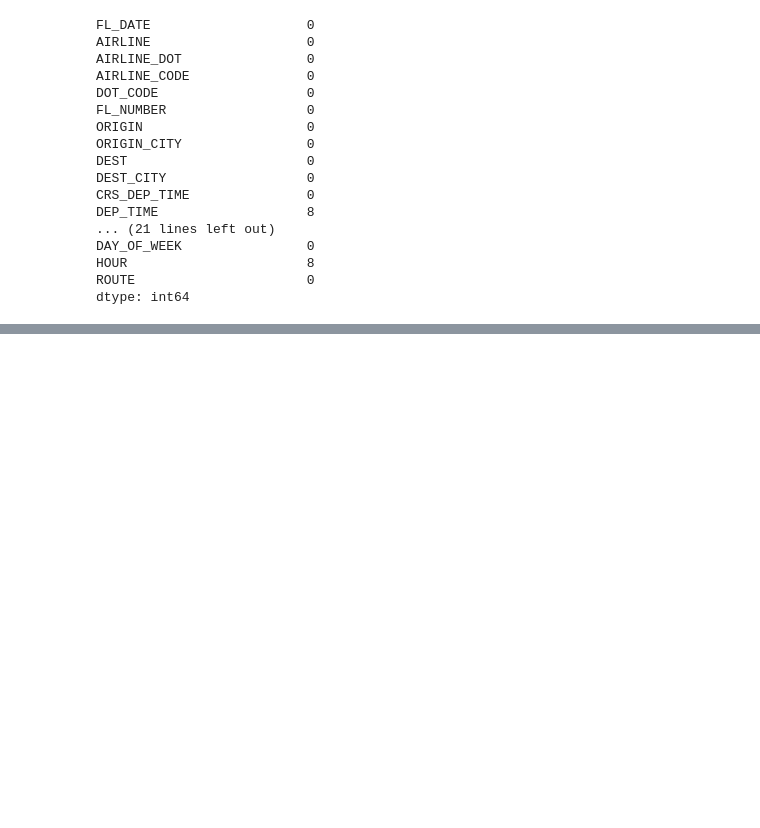
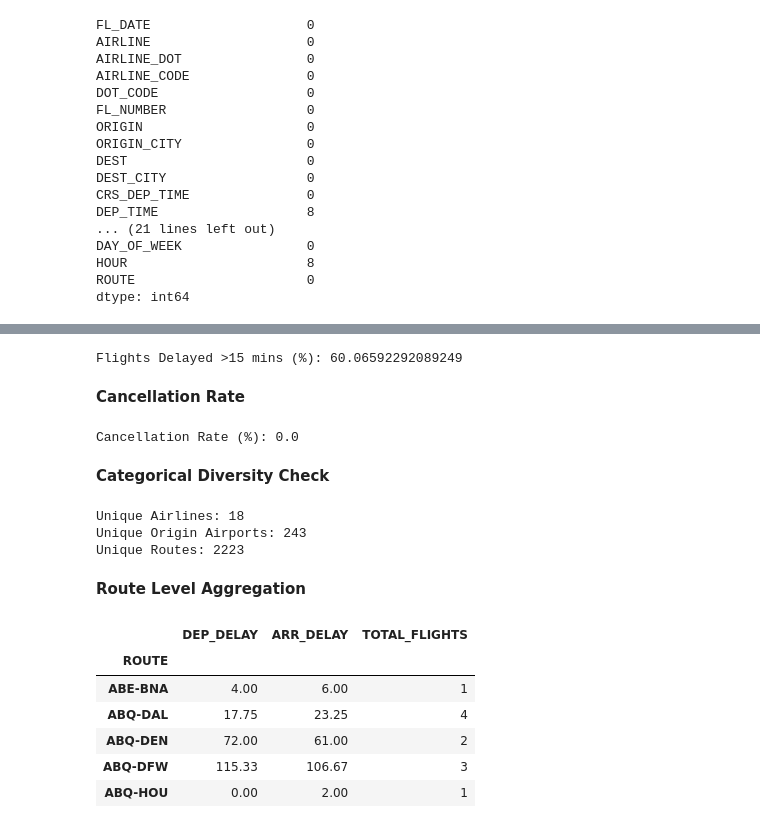
Before and after one commit to sumareddy-1234/AirFly-Insights, a Jupyter notebook: AirFly_Insights_Milestone1_Data_Cleaning.ipynb, the cells around one changed output, grey strips where cells are left out. Saved outputs shown, nothing was run; the diff lists cells and outputs as text; code cells hidden in the pictures; blank space fills up the shorter version.

```diff
--- a/AirFly_Insights_Milestone1_Data_Cleaning.ipynb
+++ b/AirFly_Insights_Milestone1_Data_Cleaning.ipynb
@@ -194,0 +323,40 @@ df.dropna(subset=['DEP_TIME','HOUR'], inplace=True)
+# %%
+print("Flights Delayed >15 mins (%):",
+      (df['ARR_DELAY'] > 15).mean() * 100)
+# %% [output]
+Flights Delayed >15 mins (%): 60.06592292089249
+# %% [markdown]
+**Cancellation Rate**
+# %%
+print("Cancellation Rate (%):",
+      df['CANCELLED'].mean() * 100)
+# %% [output]
+Cancellation Rate (%): 0.0
+# %% [markdown]
+**Categorical Diversity Check**
+# %%
+print("Unique Airlines:", df['AIRLINE'].nunique())
+print("Unique Origin Airports:", df['ORIGIN'].nunique())
+print("Unique Routes:", df['ROUTE'].nunique())
+# %% [output]
+Unique Airlines: 18
+Unique Origin Airports: 243
+Unique Routes: 2223
+# %% [markdown]
+**Route Level Aggregation**
+# %%
+route_agg = df.groupby('ROUTE').agg({
+    'DEP_DELAY': 'mean',
+    'ARR_DELAY': 'mean',
+    'FL_DATE': 'count'
+}).rename(columns={'FL_DATE': 'TOTAL_FLIGHTS'})
+route_agg = route_agg.round(2)
+route_agg.head()
+# %% [output]
+|  | DEP_DELAY | ARR_DELAY | TOTAL_FLIGHTS |
+| ROUTE |  |  |  |
+| ABE-BNA | 4.00 | 6.00 | 1 |
+| ABQ-DAL | 17.75 | 23.25 | 4 |
+| ABQ-DEN | 72.00 | 61.00 | 2 |
+| ABQ-DFW | 115.33 | 106.67 | 3 |
+| ABQ-HOU | 0.00 | 2.00 | 1 |
```
Also changed, not shown: parts of 38 cells of this notebook, 1 other file.
